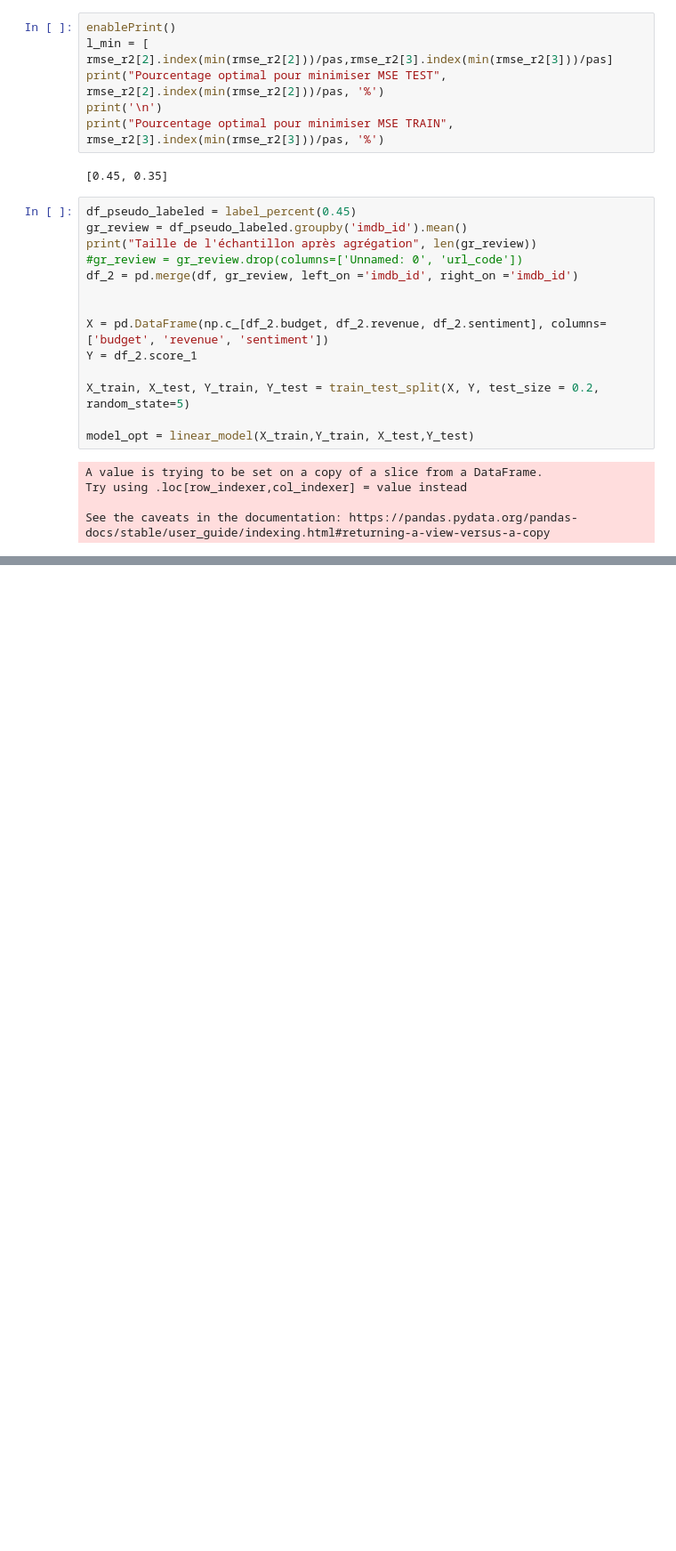
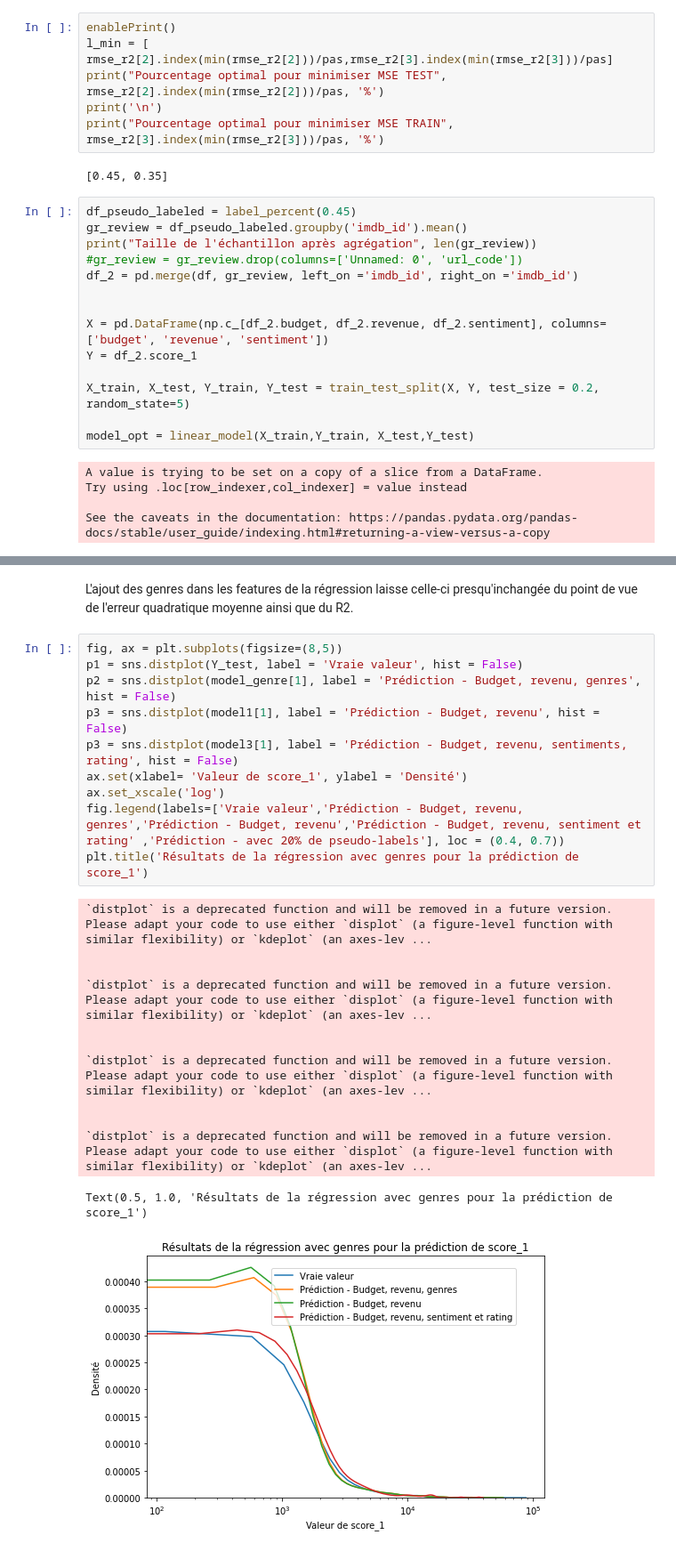
Before and after one commit to marie-ganon/Projet-Python-S1, a Jupyter notebook: Modélisation.ipynb, the cells around one changed output, grey strips where cells are left out. Shown at 89% size. Saved outputs shown, nothing was run; the diff lists cells and outputs as text; blank space fills up the shorter version.

```diff
--- a/Modélisation.ipynb
+++ b/Modélisation.ipynb
@@ -1019,0 +1104,25 @@ table_resultats
+# %% [markdown]
+L'ajout des genres dans les features de la régression laisse celle-ci presqu'inchangée du point de vue de l'erreur quadratique moyenne ainsi que du R2.
+# %%
+fig, ax = plt.subplots(figsize=(8,5))
+p1 = sns.distplot(Y_test, label = 'Vraie valeur', hist = False)
+p2 = sns.distplot(model_genre[1], label = 'Prédiction - Budget, revenu, genres', hist = False)
+p3 = sns.distplot(model1[1], label = 'Prédiction - Budget, revenu', hist = False)
+p3 = sns.distplot(model3[1], label = 'Prédiction - Budget, revenu, sentiments, rating', hist = False)
+ax.set(xlabel= 'Valeur de score_1', ylabel = 'Densité')
+ax.set_xscale('log')
+fig.legend(labels=['Vraie valeur','Prédiction - Budget, revenu, genres','Prédiction - Budget, revenu','Prédiction - Budget, revenu, sentiment et rating' ,'Prédiction - avec 20% de pseudo-labels'], loc = (0.4, 0.7))
+plt.title('Résultats de la régression avec genres pour la prédiction de score_1')
+# %% [output]
+`distplot` is a deprecated function and will be removed in a future version. Please adapt your code to use either `displot` (a figure-level function with similar flexibility) or `kdeplot` (an axes-lev ...
+
+
+`distplot` is a deprecated function and will be removed in a future version. Please adapt your code to use either `displot` (a figure-level function with similar flexibility) or `kdeplot` (an axes-lev ...
+
+
+`distplot` is a deprecated function and will be removed in a future version. Please adapt your code to use either `displot` (a figure-level function with similar flexibility) or `kdeplot` (an axes-lev ...
+
+
+`distplot` is a deprecated function and will be removed in a future version. Please adapt your code to use either `displot` (a figure-level function with similar flexibility) or `kdeplot` (an axes-lev ...
+Text(0.5, 1.0, 'Résultats de la régression avec genres pour la prédiction de score_1')
+[figure, added]
```
Also changed, not shown: parts of 33 cells of this notebook.
